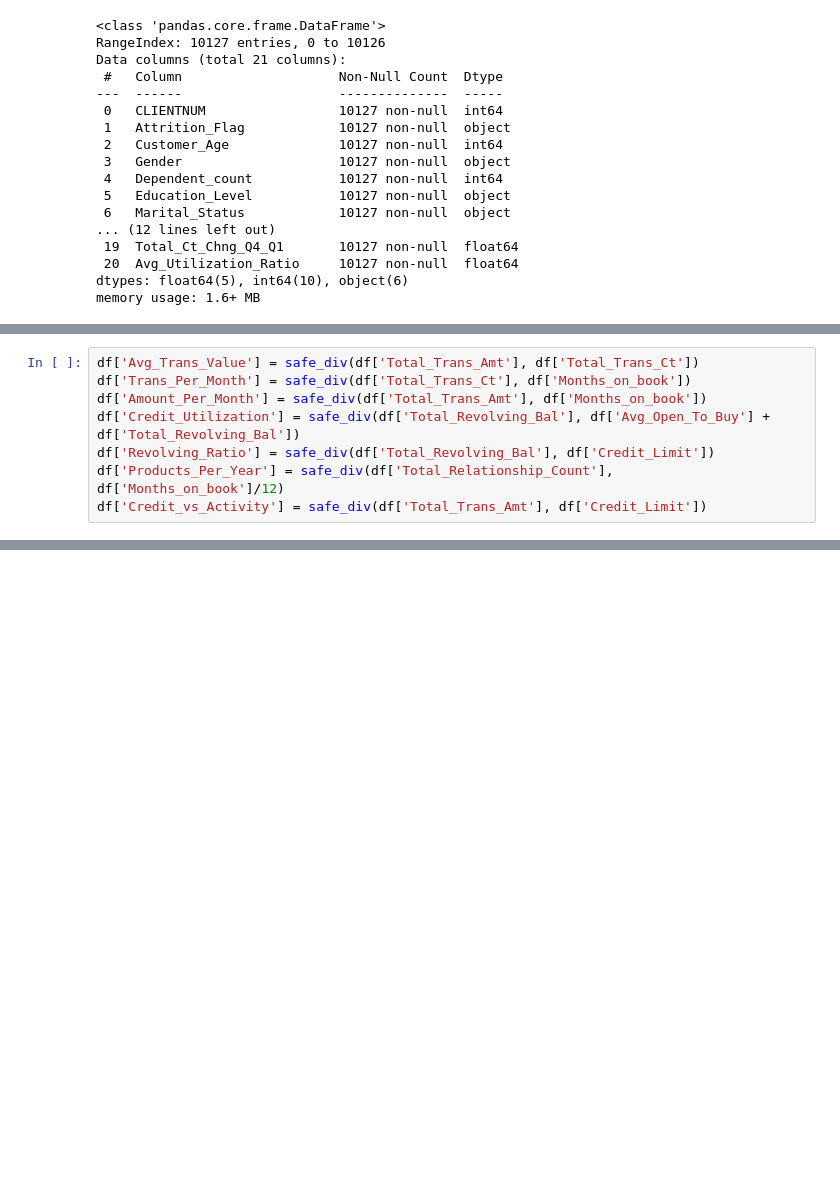
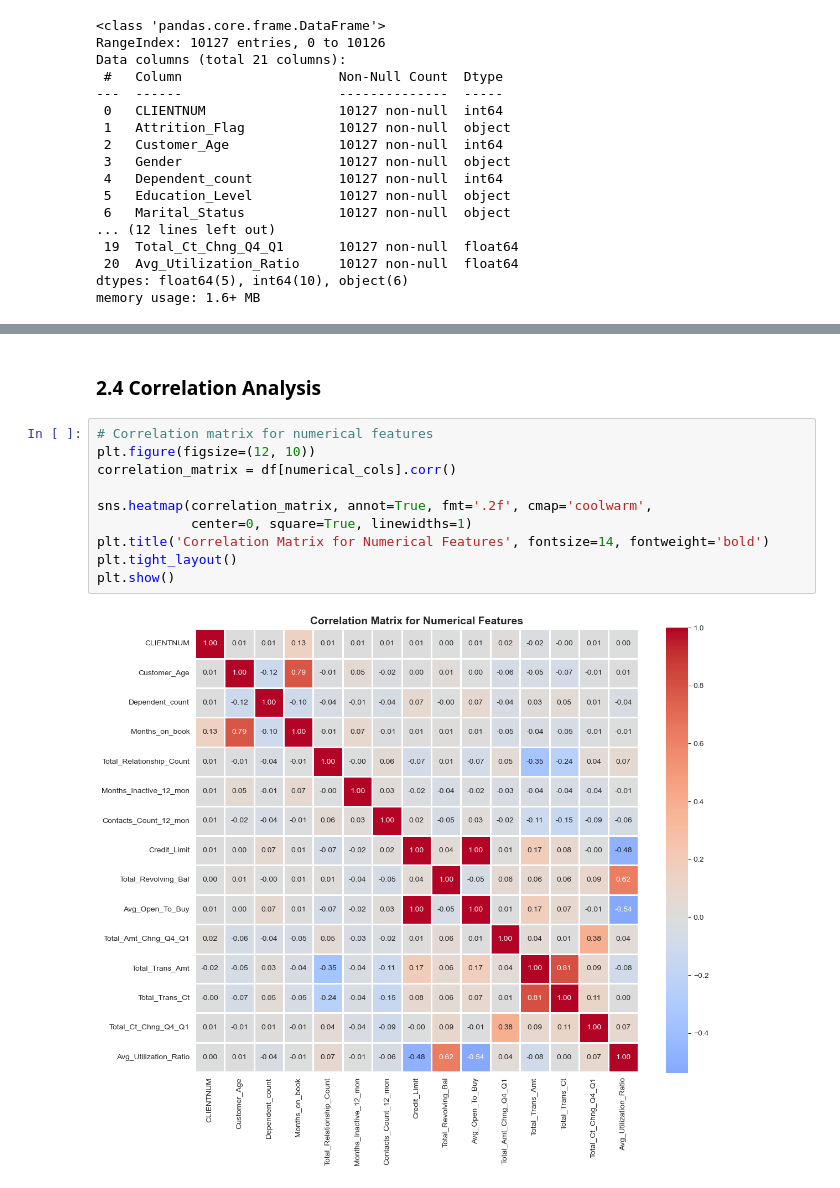
Before and after one commit to HTAGNY/Bank-Churn-Prediction, a Jupyter notebook: Bank_Project.ipynb, the cells around one changed output, grey strips where cells are left out. Drawn from its saved outputs; the diff is of its cells as text; blank space fills up the shorter version.

```diff
--- a/Bank_Project.ipynb
+++ b/Bank_Project.ipynb
@@ -561,8 +127,0 @@ def safe_div(x, y):
-# %%
-df['Avg_Trans_Value'] = safe_div(df['Total_Trans_Amt'], df['Total_Trans_Ct'])
-df['Trans_Per_Month'] = safe_div(df['Total_Trans_Ct'], df['Months_on_book'])
-df['Amount_Per_Month'] = safe_div(df['Total_Trans_Amt'], df['Months_on_book'])
-df['Credit_Utilization'] = safe_div(df['Total_Revolving_Bal'], df['Avg_Open_To_Buy'] + df['Total_Revolving_Bal'])
-df['Revolving_Ratio'] = safe_div(df['Total_Revolving_Bal'], df['Credit_Limit'])
-df['Products_Per_Year'] = safe_div(df['Total_Relationship_Count'], df['Months_on_book']/12)
-df['Credit_vs_Activity'] = safe_div(df['Total_Trans_Amt'], df['Credit_Limit'])
@@ -1256,0 +303,14 @@ The selected model can detect 97,2% of customers who are likely to leave. The ba
+# %% [markdown]
+### 2.4 Correlation Analysis
+# %%
+# Correlation matrix for numerical features
+plt.figure(figsize=(12, 10))
+correlation_matrix = df[numerical_cols].corr()
+
+sns.heatmap(correlation_matrix, annot=True, fmt='.2f', cmap='coolwarm',
+            center=0, square=True, linewidths=1)
+plt.title('Correlation Matrix for Numerical Features', fontsize=14, fontweight='bold')
+plt.tight_layout()
+plt.show()
+# %% [output]
+[figure, added]
```
Also changed, not shown: parts of 236 cells of this notebook.
